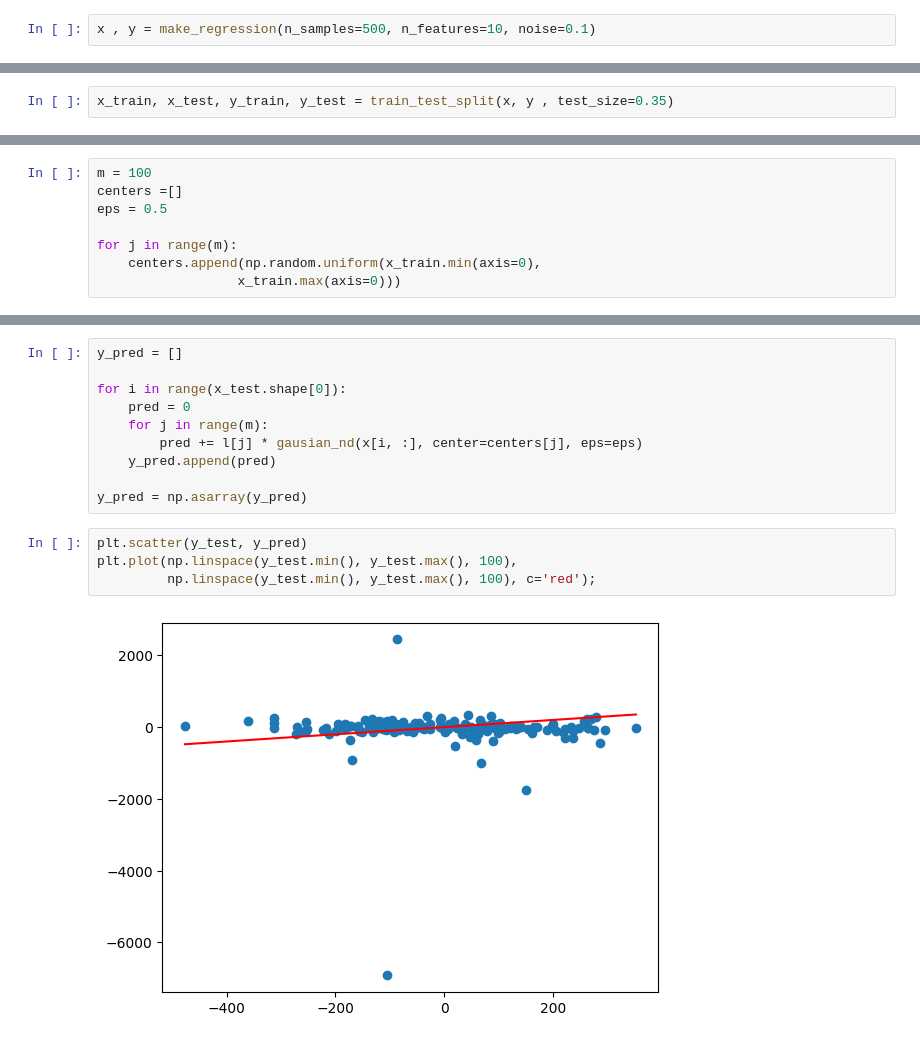
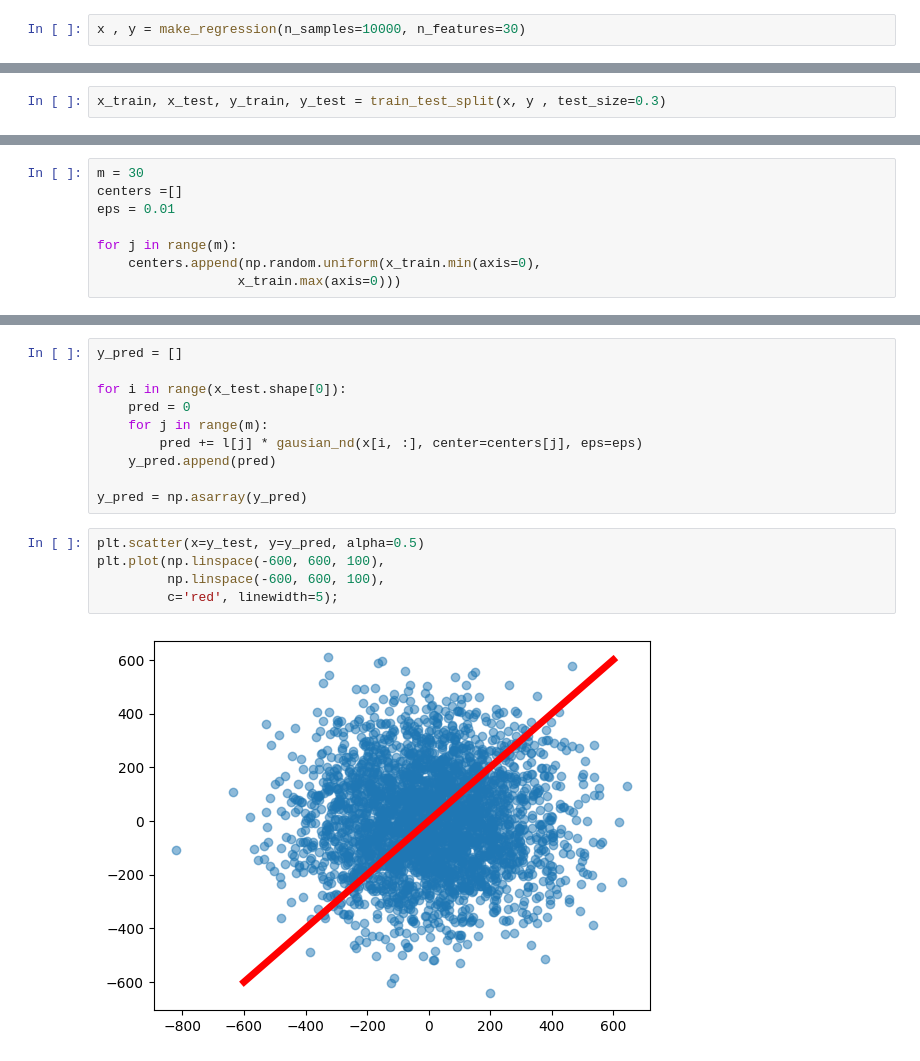
Before and after one commit to MBAhmadi/New-ML, a Jupyter notebook: 2-2.ipynb, the cells around one changed output, grey strips where cells are left out. Cells and saved outputs as stored; diff of their text form.

```diff
--- a/2-2.ipynb
+++ b/2-2.ipynb
@@ -11,7 +11,7 @@ from sklearn.datasets import make_regression
 from sklearn.model_selection import train_test_split
 from sklearn.preprocessing import PolynomialFeatures
 # %%
-x , y = make_regression(n_samples=500, n_features=10, noise=0.1)
+x , y = make_regression(n_samples=10000, n_features=30)
 # %%
 print(x.shape, y.shape)
 # %% [output]
@@ -19,5 +19,5 @@ print(x.shape, y.shape)
 # %%
-x_train, x_test, y_train, y_test = train_test_split(x, y , test_size=0.35)
+x_train, x_test, y_train, y_test = train_test_split(x, y , test_size=0.3)
 # %%
 print(x_train.shape, y_train.shape)
 print(x_test.shape, y_test.shape)
@@ -28,9 +28,9 @@ print(x_test.shape, y_test.shape)
 def gausian_nd(x, center=0, eps=1):
     return np.exp(-eps*np.linalg.norm(x-center)**2)
 # %%
-m = 100
+m = 30
 centers =[]
-eps = 0.5
+eps = 0.01
 
 for j in range(m):
     centers.append(np.random.uniform(x_train.min(axis=0),
@@ -58,8 +58,9 @@ for i in range(x_test.shape[0]):
 
 y_pred = np.asarray(y_pred)
 # %%
-plt.scatter(y_test, y_pred)
-plt.plot(np.linspace(y_test.min(), y_test.max(), 100),
-         np.linspace(y_test.min(), y_test.max(), 100), c='red');
+plt.scatter(x=y_test, y=y_pred, alpha=0.5)
+plt.plot(np.linspace(-600, 600, 100),
+         np.linspace(-600, 600, 100),
+         c='red', linewidth=5);
 # %% [output]
-[figure, old version]
+[figure, new version]
```
Also changed, not shown: parts of 3 cells of this notebook.
